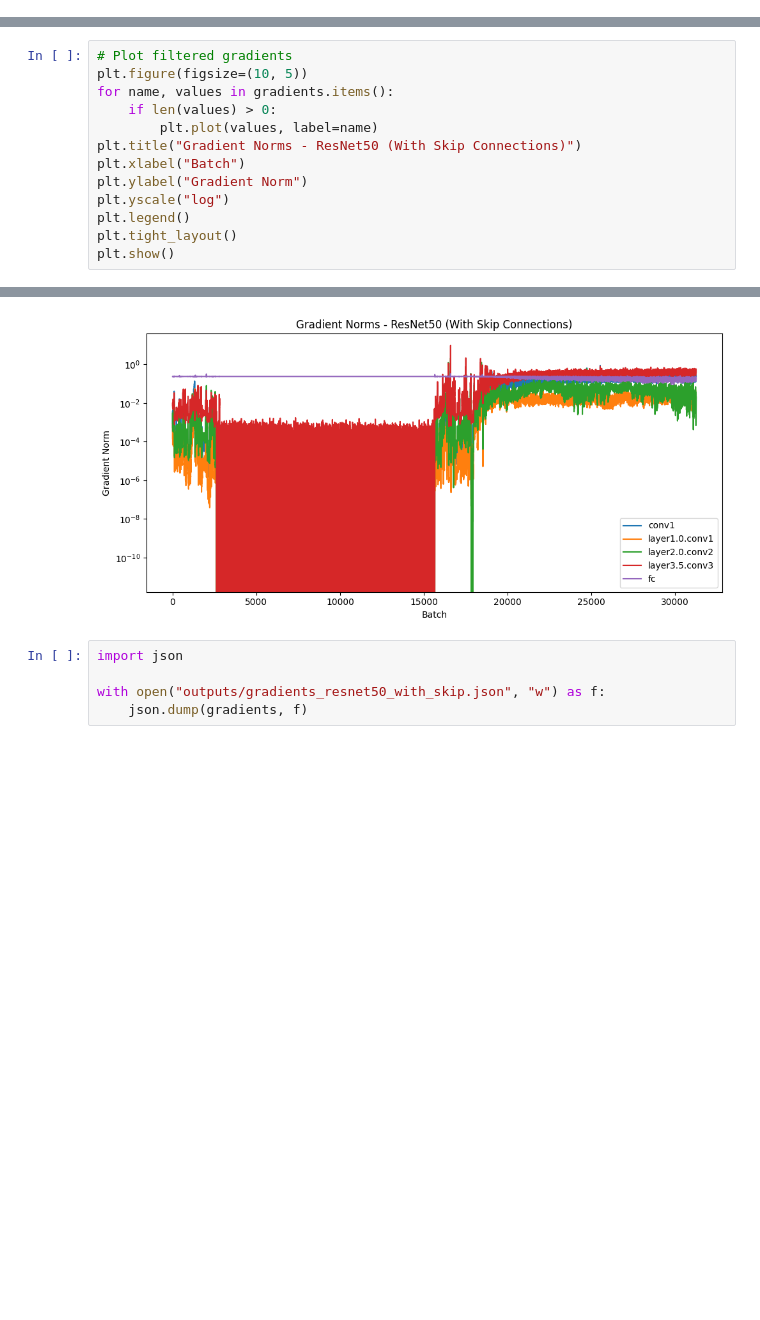
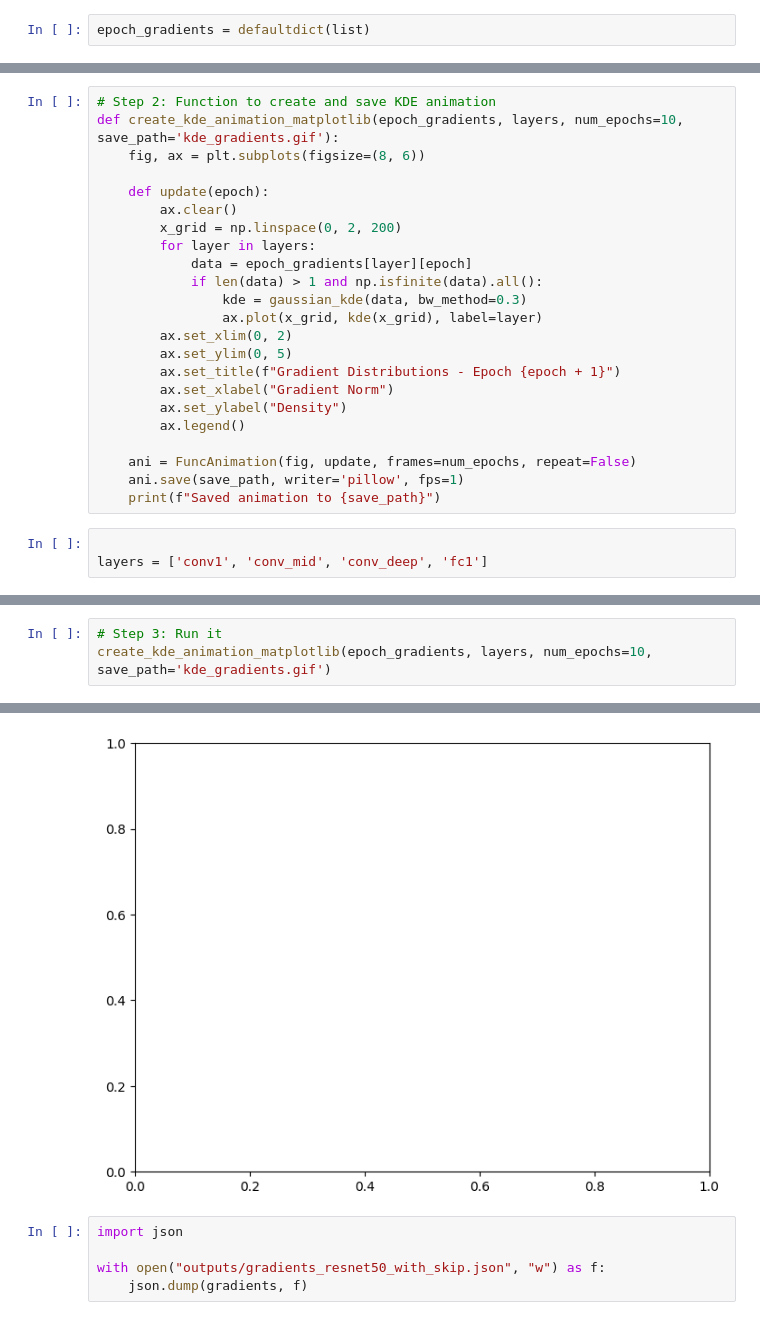
Before and after one commit to Sharad30/dl-lab-notebooks, a Jupyter notebook: notebooks/vanishing_gradients/resnet50_with_skip.ipynb, the cells around one changed output, grey strips where cells are left out. Drawn from its saved outputs; the diff is of its cells as text; blank space fills up the shorter version.

```diff
--- a/notebooks/vanishing_gradients/resnet50_with_skip.ipynb
+++ b/notebooks/vanishing_gradients/resnet50_with_skip.ipynb
@@ -85,6 +87,8 @@ def register_hooks(model):
             module.register_full_backward_hook(hook)
 
 register_hooks(model)
+# %%
+epoch_gradients = defaultdict(list)
 # %%
 def train(model, epochs=1):
     model.train()
@@ -100,0 +128,26 @@ train(model, epochs=10)
+# %%
+# Step 2: Function to create and save KDE animation
+def create_kde_animation_matplotlib(epoch_gradients, layers, num_epochs=10, save_path='kde_gradients.gif'):
+    fig, ax = plt.subplots(figsize=(8, 6))
+
+    def update(epoch):
+        ax.clear()
+        x_grid = np.linspace(0, 2, 200)
+        for layer in layers:
+            data = epoch_gradients[layer][epoch]
+            if len(data) > 1 and np.isfinite(data).all():
+                kde = gaussian_kde(data, bw_method=0.3)
+                ax.plot(x_grid, kde(x_grid), label=layer)
+        ax.set_xlim(0, 2)
+        ax.set_ylim(0, 5)
+        ax.set_title(f"Gradient Distributions - Epoch {epoch + 1}")
+        ax.set_xlabel("Gradient Norm")
+        ax.set_ylabel("Density")
+        ax.legend()
+
+    ani = FuncAnimation(fig, update, frames=num_epochs, repeat=False)
+    ani.save(save_path, writer='pillow', fps=1)
+    print(f"Saved animation to {save_path}")
+# %%
+
+layers = ['conv1', 'conv_mid', 'conv_deep', 'fc1']
@@ -101,14 +158,4 @@ train(model, epochs=10)
 # %%
-# Plot filtered gradients
-plt.figure(figsize=(10, 5))
-for name, values in gradients.items():
-    if len(values) > 0:
-        plt.plot(values, label=name)
-plt.title("Gradient Norms - ResNet50 (With Skip Connections)")
-plt.xlabel("Batch")
-plt.ylabel("Gradient Norm")
-plt.yscale("log")
-plt.legend()
-plt.tight_layout()
-plt.show()
+# Step 3: Run it
+create_kde_animation_matplotlib(epoch_gradients, layers, num_epochs=10, save_path='kde_gradients.gif')
 # %% [output]
@@ -115,4 +165,4 @@ plt.show()
-[figure, old version]
+[figure, new version]
 # %%
 import json
 
```
Also changed, not shown: parts of 6 cells of this notebook, 4 other files.
